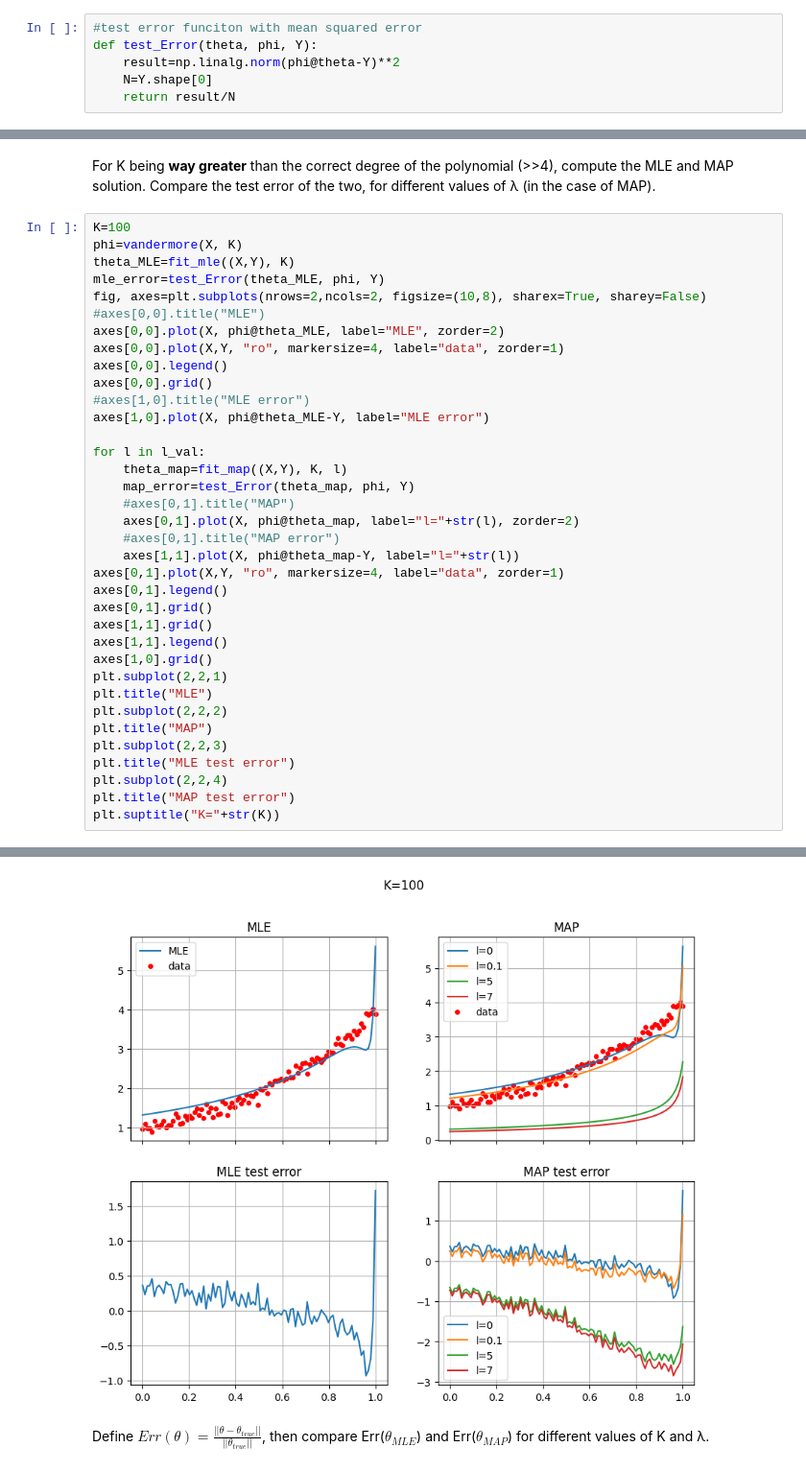
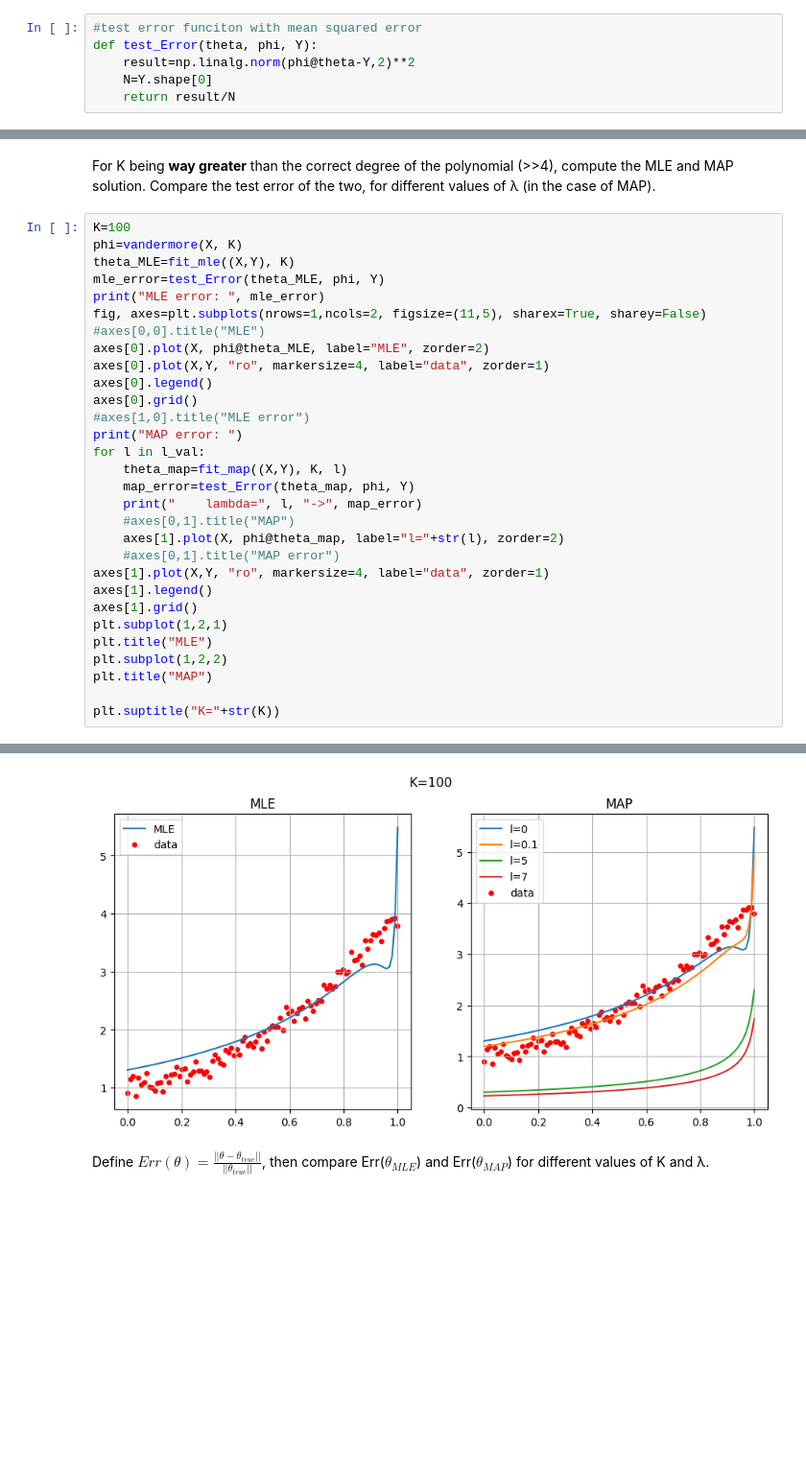
Before and after one commit to danielenapo/AI_unibo, a Jupyter notebook: Maths4ML/Homeworks/4/SGD_mle_map.ipynb, the cells around one changed output, grey strips where cells are left out. Shown at 96% size. Cells and saved outputs as stored; diff of their text form; blank space fills up the shorter version.

```diff
--- a/Maths4ML/Homeworks/4/SGD_mle_map.ipynb
+++ b/Maths4ML/Homeworks/4/SGD_mle_map.ipynb
@@ -125,7 +125,7 @@ Text(0.5, 1.0, 'SGD error')
 # %%
 #test error funciton with mean squared error
 def test_Error(theta, phi, Y):
-    result=np.linalg.norm(phi@theta-Y)**2
+    result=np.linalg.norm(phi@theta-Y,2)**2
     N=Y.shape[0]
     return result/N
 # %%
@@ -237,35 +237,29 @@ K=100
 phi=vandermore(X, K)
 theta_MLE=fit_mle((X,Y), K)
 mle_error=test_Error(theta_MLE, phi, Y)
-fig, axes=plt.subplots(nrows=2,ncols=2, figsize=(10,8), sharex=True, sharey=False)
+print("MLE error: ", mle_error)
+fig, axes=plt.subplots(nrows=1,ncols=2, figsize=(11,5), sharex=True, sharey=False)
 #axes[0,0].title("MLE")
-axes[0,0].plot(X, phi@theta_MLE, label="MLE", zorder=2)
-axes[0,0].plot(X,Y, "ro", markersize=4, label="data", zorder=1)
-axes[0,0].legend()
-axes[0,0].grid()
+axes[0].plot(X, phi@theta_MLE, label="MLE", zorder=2)
+axes[0].plot(X,Y, "ro", markersize=4, label="data", zorder=1)
+axes[0].legend()
+axes[0].grid()
 #axes[1,0].title("MLE error")
-axes[1,0].plot(X, phi@theta_MLE-Y, label="MLE error")
-
+print("MAP error: ")
 for l in l_val:
     theta_map=fit_map((X,Y), K, l)
     map_error=test_Error(theta_map, phi, Y)
+    print("    lambda=", l, "->", map_error)
     #axes[0,1].title("MAP")
-    axes[0,1].plot(X, phi@theta_map, label="l="+str(l), zorder=2)
+    axes[1].plot(X, phi@theta_map, label="l="+str(l), zorder=2)
     #axes[0,1].title("MAP error")
-    axes[1,1].plot(X, phi@theta_map-Y, label="l="+str(l))
-axes[0,1].plot(X,Y, "ro", markersize=4, label="data", zorder=1)
-axes[0,1].legend()
-axes[0,1].grid()
-axes[1,1].grid()
-axes[1,1].legend()
-axes[1,0].grid()
-plt.subplot(2,2,1)
+axes[1].plot(X,Y, "ro", markersize=4, label="data", zorder=1)
+axes[1].legend()
+axes[1].grid()
+plt.subplot(1,2,1)
 plt.title("MLE")
-plt.subplot(2,2,2)
+plt.subplot(1,2,2)
 plt.title("MAP")
-plt.subplot(2,2,3)
-plt.title("MLE test error")
-plt.subplot(2,2,4)
-plt.title("MAP test error")
+
 plt.suptitle("K="+str(K))
 # %% [output]
@@ -273,4 +273,4 @@ Text(0.5, 0.98, 'K=100')
-[figure, old version]
+[figure, new version]
 # %% [markdown]
 Define $Err(\theta)=\frac{||\theta-\theta_{true}||}{||\theta_{true}||}$, then compare Err($\theta_{MLE}$) and Err($\theta_{MAP}$) for different values of K and λ.
 # %%
```
Also changed, not shown: parts of 8 cells of this notebook, 10 other files.
